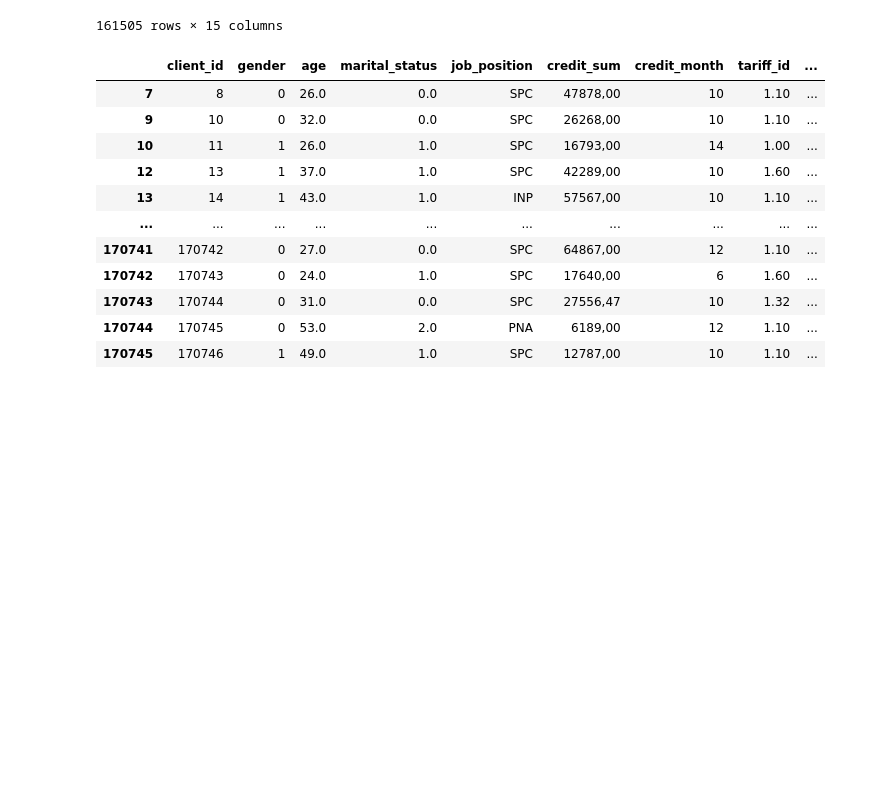
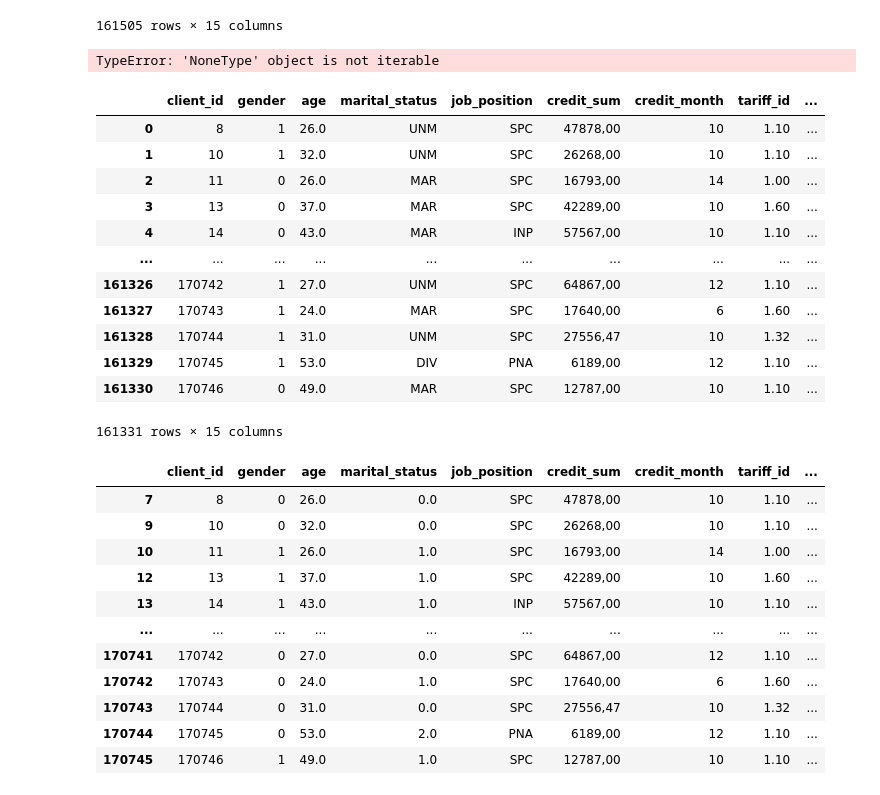
Before and after one commit to xxxSOERxxx/ML01_P_Online, a Jupyter notebook: Eugene_Piuta/DZ_11/task_1.ipynb, the cells around one changed output. Drawn from its saved outputs; the diff is of its cells as text; code cells hidden in the pictures; blank space fills up the shorter version.

```diff
--- a/Eugene_Piuta/DZ_11/task_1.ipynb
+++ b/Eugene_Piuta/DZ_11/task_1.ipynb
@@ -177,3 +248,12 @@ df
 | 170744 | 170745 | 0 | 53.0 | DIV | PNA | 6189,00 | 12 | 1.10 | ... |
 | 170745 | 170746 | 1 | 49.0 | MAR | SPC | 12787,00 | 10 | 1.10 | ... |
 161505 rows × 15 columns
+# %%
+#NEW (Снова работает с ошибкой)
+select('''UPDATE credit_train
+SET gender = CASE
+    WHEN gender = 'M' THEN 0
+    WHEN gender = 'F' THEN 1
+    END;''')
+# %% [output]
+TypeError: 'NoneType' object is not iterable
@@ -180,3 +263,20 @@ df
+# %%
+#NEW
+select('''SELECT * FROM credit_train''')
+# %% [output]
+|  | client_id | gender | age | marital_status | job_position | credit_sum | credit_month | tariff_id | ... |
+| 0 | 8 | 1 | 26.0 | UNM | SPC | 47878,00 | 10 | 1.10 | ... |
+| 1 | 10 | 1 | 32.0 | UNM | SPC | 26268,00 | 10 | 1.10 | ... |
+| 2 | 11 | 0 | 26.0 | MAR | SPC | 16793,00 | 14 | 1.00 | ... |
+| 3 | 13 | 0 | 37.0 | MAR | SPC | 42289,00 | 10 | 1.60 | ... |
+| 4 | 14 | 0 | 43.0 | MAR | INP | 57567,00 | 10 | 1.10 | ... |
+| ... | ... | ... | ... | ... | ... | ... | ... | ... | ... |
+| 161326 | 170742 | 1 | 27.0 | UNM | SPC | 64867,00 | 12 | 1.10 | ... |
+| 161327 | 170743 | 1 | 24.0 | MAR | SPC | 17640,00 | 6 | 1.60 | ... |
+| 161328 | 170744 | 1 | 31.0 | UNM | SPC | 27556,47 | 10 | 1.32 | ... |
+| 161329 | 170745 | 1 | 53.0 | DIV | PNA | 6189,00 | 12 | 1.10 | ... |
+| 161330 | 170746 | 0 | 49.0 | MAR | SPC | 12787,00 | 10 | 1.10 | ... |
+161331 rows × 15 columns
 # %%
 # Заменим буквенные статусы в графее marital_status на цифры в соответствии с иерархией
 
```
Also changed, not shown: parts of 34 cells of this notebook, 1 other file.
